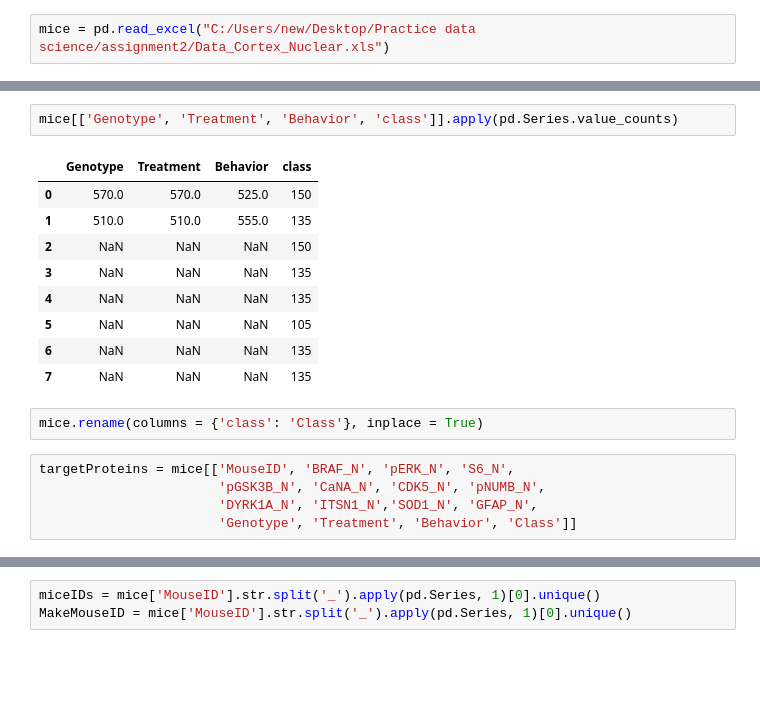
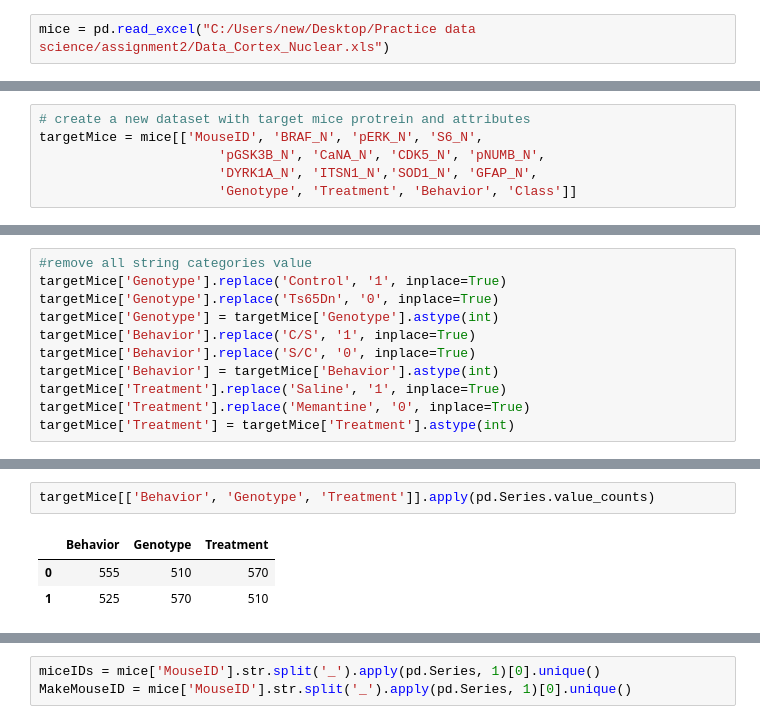
Before and after one commit to AbdielNie/Practice-data-science, a Jupyter notebook: Assignment2/MiceProtein .ipynb, the cells around one changed output, grey strips where cells are left out. Cells and saved outputs as stored; diff of their text form; blank space fills up the shorter version.

```diff
--- a/Assignment2/MiceProtein .ipynb
+++ b/Assignment2/MiceProtein .ipynb
@@ -65,0 +89,6 @@ dtype: int64
+# %%
+# create a new dataset with target mice protrein and attributes
+targetMice = mice[['MouseID', 'BRAF_N', 'pERK_N', 'S6_N',
+                       'pGSK3B_N', 'CaNA_N', 'CDK5_N', 'pNUMB_N',
+                       'DYRK1A_N', 'ITSN1_N','SOD1_N', 'GFAP_N',
+                       'Genotype', 'Treatment', 'Behavior', 'Class']]
@@ -65,0 +132,11 @@ dtype: int64
+# %%
+#remove all string categories value
+targetMice['Genotype'].replace('Control', '1', inplace=True)
+targetMice['Genotype'].replace('Ts65Dn', '0', inplace=True)
+targetMice['Genotype'] = targetMice['Genotype'].astype(int)
+targetMice['Behavior'].replace('C/S', '1', inplace=True)
+targetMice['Behavior'].replace('S/C', '0', inplace=True)
+targetMice['Behavior'] = targetMice['Behavior'].astype(int)
+targetMice['Treatment'].replace('Saline', '1', inplace=True)
+targetMice['Treatment'].replace('Memantine', '0', inplace=True)
+targetMice['Treatment'] = targetMice['Treatment'].astype(int)
@@ -66,19 +163,6 @@ dtype: int64
 # %%
-mice[['Genotype', 'Treatment', 'Behavior', 'class']].apply(pd.Series.value_counts)
+targetMice[['Behavior', 'Genotype', 'Treatment']].apply(pd.Series.value_counts)
 # %% [output]
-|  | Genotype | Treatment | Behavior | class |
-| 0 | 570.0 | 570.0 | 525.0 | 150 |
-| 1 | 510.0 | 510.0 | 555.0 | 135 |
-| 2 | NaN | NaN | NaN | 150 |
-| 3 | NaN | NaN | NaN | 135 |
-| 4 | NaN | NaN | NaN | 135 |
-| 5 | NaN | NaN | NaN | 105 |
-| 6 | NaN | NaN | NaN | 135 |
-| 7 | NaN | NaN | NaN | 135 |
+|  | Behavior | Genotype | Treatment |
+| 0 | 555 | 510 | 570 |
+| 1 | 525 | 570 | 510 |
-# %%
-mice.rename(columns = {'class': 'Class'}, inplace = True)
-# %%
-targetProteins = mice[['MouseID', 'BRAF_N', 'pERK_N', 'S6_N',
-                       'pGSK3B_N', 'CaNA_N', 'CDK5_N', 'pNUMB_N',
-                       'DYRK1A_N', 'ITSN1_N','SOD1_N', 'GFAP_N',
-                       'Genotype', 'Treatment', 'Behavior', 'Class']]
```
Also changed, not shown: parts of 104 cells of this notebook, 2 other files.
